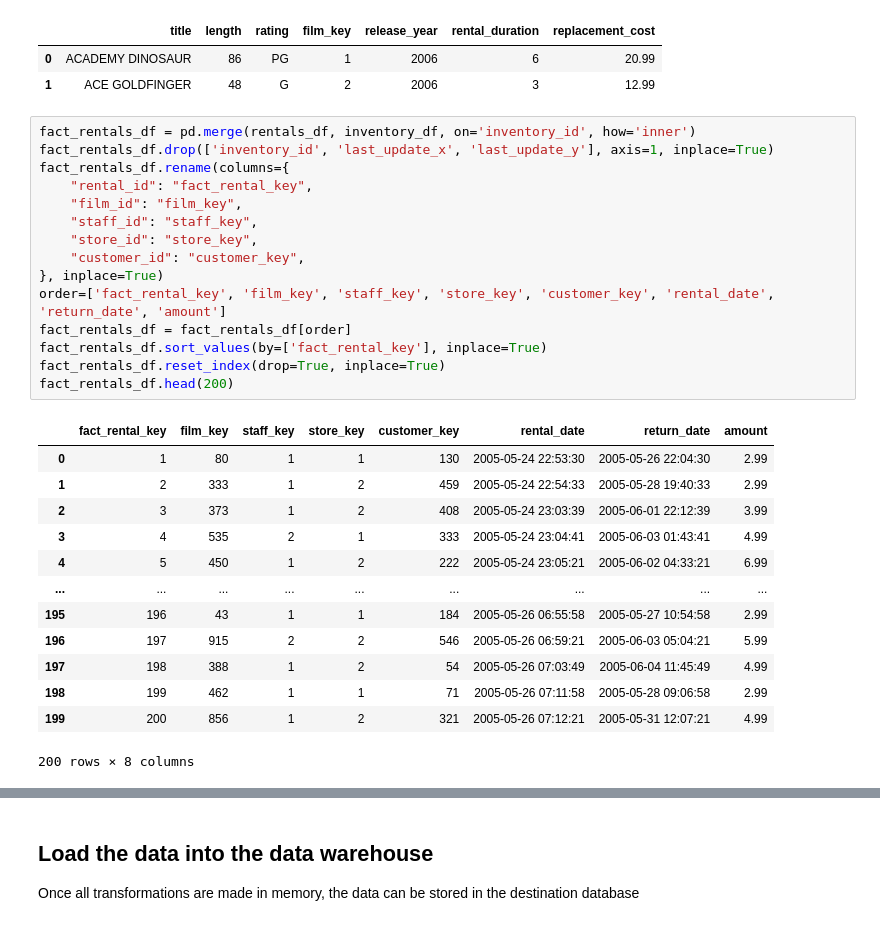
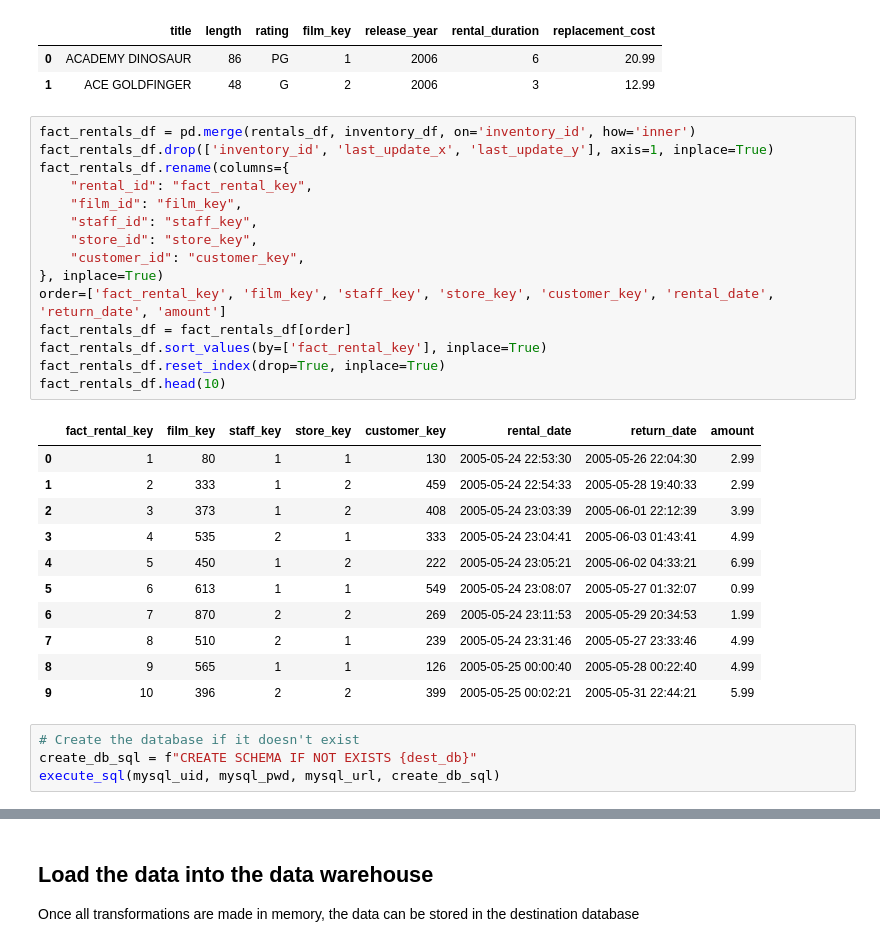
Before and after one commit to GarrettBurroughs/ds2002midterm, a Jupyter notebook: notebook/midterm.ipynb, the cells around one changed output, grey strips where cells are left out. Saved outputs shown, nothing was run; the diff lists cells and outputs as text.

```diff
--- a/notebook/midterm.ipynb
+++ b/notebook/midterm.ipynb
@@ -218,29 +220,31 @@ dim_films_df.head(2)
 # %%
 fact_rentals_df = pd.merge(rentals_df, inventory_df, on='inventory_id', how='inner')
 fact_rentals_df.drop(['inventory_id', 'last_update_x', 'last_update_y'], axis=1, inplace=True)
 fact_rentals_df.rename(columns={
     "rental_id": "fact_rental_key",
     "film_id": "film_key",
     "staff_id": "staff_key",
     "store_id": "store_key",
     "customer_id": "customer_key",
 }, inplace=True)
 order=['fact_rental_key', 'film_key', 'staff_key', 'store_key', 'customer_key', 'rental_date', 'return_date', 'amount']
 fact_rentals_df = fact_rentals_df[order]
 fact_rentals_df.sort_values(by=['fact_rental_key'], inplace=True)
 fact_rentals_df.reset_index(drop=True, inplace=True)
-fact_rentals_df.head(200)
+fact_rentals_df.head(10)
 # %% [output]
 |  | fact_rental_key | film_key | staff_key | store_key | customer_key | rental_date | return_date | amount |
 | 0 | 1 | 80 | 1 | 1 | 130 | 2005-05-24 22:53:30 | 2005-05-26 22:04:30 | 2.99 |
 | 1 | 2 | 333 | 1 | 2 | 459 | 2005-05-24 22:54:33 | 2005-05-28 19:40:33 | 2.99 |
 | 2 | 3 | 373 | 1 | 2 | 408 | 2005-05-24 23:03:39 | 2005-06-01 22:12:39 | 3.99 |
 | 3 | 4 | 535 | 2 | 1 | 333 | 2005-05-24 23:04:41 | 2005-06-03 01:43:41 | 4.99 |
 | 4 | 5 | 450 | 1 | 2 | 222 | 2005-05-24 23:05:21 | 2005-06-02 04:33:21 | 6.99 |
-| ... | ... | ... | ... | ... | ... | ... | ... | ... |
-| 195 | 196 | 43 | 1 | 1 | 184 | 2005-05-26 06:55:58 | 2005-05-27 10:54:58 | 2.99 |
-| 196 | 197 | 915 | 2 | 2 | 546 | 2005-05-26 06:59:21 | 2005-06-03 05:04:21 | 5.99 |
-| 197 | 198 | 388 | 1 | 2 | 54 | 2005-05-26 07:03:49 | 2005-06-04 11:45:49 | 4.99 |
-| 198 | 199 | 462 | 1 | 1 | 71 | 2005-05-26 07:11:58 | 2005-05-28 09:06:58 | 2.99 |
-| 199 | 200 | 856 | 1 | 2 | 321 | 2005-05-26 07:12:21 | 2005-05-31 12:07:21 | 4.99 |
+| 5 | 6 | 613 | 1 | 1 | 549 | 2005-05-24 23:08:07 | 2005-05-27 01:32:07 | 0.99 |
+| 6 | 7 | 870 | 2 | 2 | 269 | 2005-05-24 23:11:53 | 2005-05-29 20:34:53 | 1.99 |
+| 7 | 8 | 510 | 2 | 1 | 239 | 2005-05-24 23:31:46 | 2005-05-27 23:33:46 | 4.99 |
+| 8 | 9 | 565 | 1 | 1 | 126 | 2005-05-25 00:00:40 | 2005-05-28 00:22:40 | 4.99 |
+| 9 | 10 | 396 | 2 | 2 | 399 | 2005-05-25 00:02:21 | 2005-05-31 22:44:21 | 5.99 |
-200 rows × 8 columns
+# %%
+# Create the database if it doesn't exist
+create_db_sql = f"CREATE SCHEMA IF NOT EXISTS {dest_db}"
+execute_sql(mysql_uid, mysql_pwd, mysql_url, create_db_sql)
```
Also changed, not shown: parts of 7 cells of this notebook, 2 other files.
